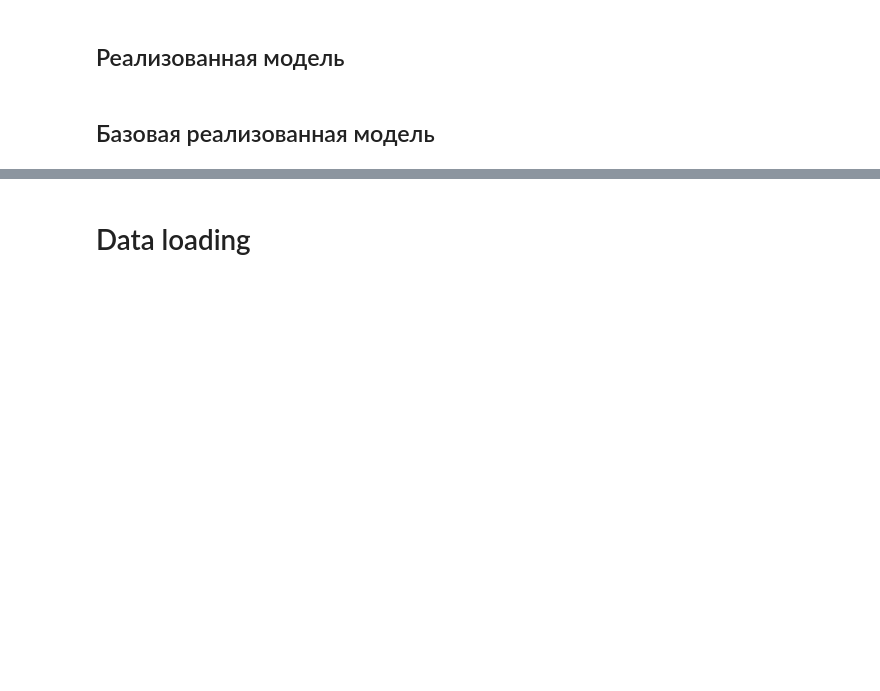
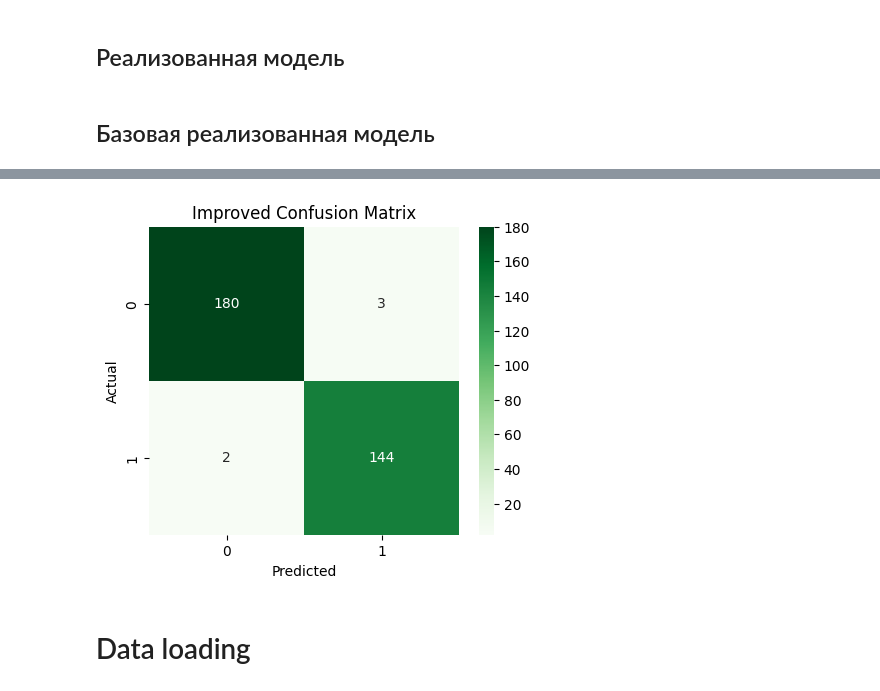
Before and after one commit to Minidrak/Application-systems-and-artificial-intelligence-frameworks-MAI, a Jupyter notebook: Lab_04/Lab_04.ipynb, the cells around one changed output, grey strips where cells are left out. Saved outputs shown, nothing was run; the diff lists cells and outputs as text; code cells hidden in the pictures; blank space fills up the shorter version.

```diff
--- a/Lab_04/Lab_04.ipynb
+++ b/Lab_04/Lab_04.ipynb
@@ -265,0 +297,13 @@ ValueError: Classification metrics can't handle a mix of continuous and multicla
+# %%
+X_train, X_valid, y_train, y_valid = train_test_split(X, y, test_size=0.3, random_state=42, stratify=y)
+# %%
+X_train_np = X_train.values
+y_train_np = y_train.values.astype(int)
+X_valid_np = X_valid.values
+y_valid_np = y_valid.values.astype(int)
+# %%
+rf_scratch = RandomForestScratch(n_estimators=50, min_samples_split=3, max_depth=5)
+rf_scratch.fit(X_train_np, y_train_np)
+y_pred_scratch = rf_scratch.predict(X_valid_np)
+
+y_pred_scratch = y_pred_scratch.astype(int)
@@ -266,3 +322,13 @@ ValueError: Classification metrics can't handle a mix of continuous and multicla
+# %%
+cm4 = confusion_matrix(y_valid, y_pred_scratch)
+plt.figure(figsize=(5,4))
+sns.heatmap(cm4, annot=True, fmt='d', cmap='Greens')
+plt.xlabel('Predicted')
+plt.ylabel('Actual')
+plt.title('Improved Confusion Matrix')
+plt.show()
+# %% [output]
+[figure, added]
 # %% [markdown]
 # Data loading
 # %%
```
Also changed, not shown: parts of 37 cells of this notebook.
